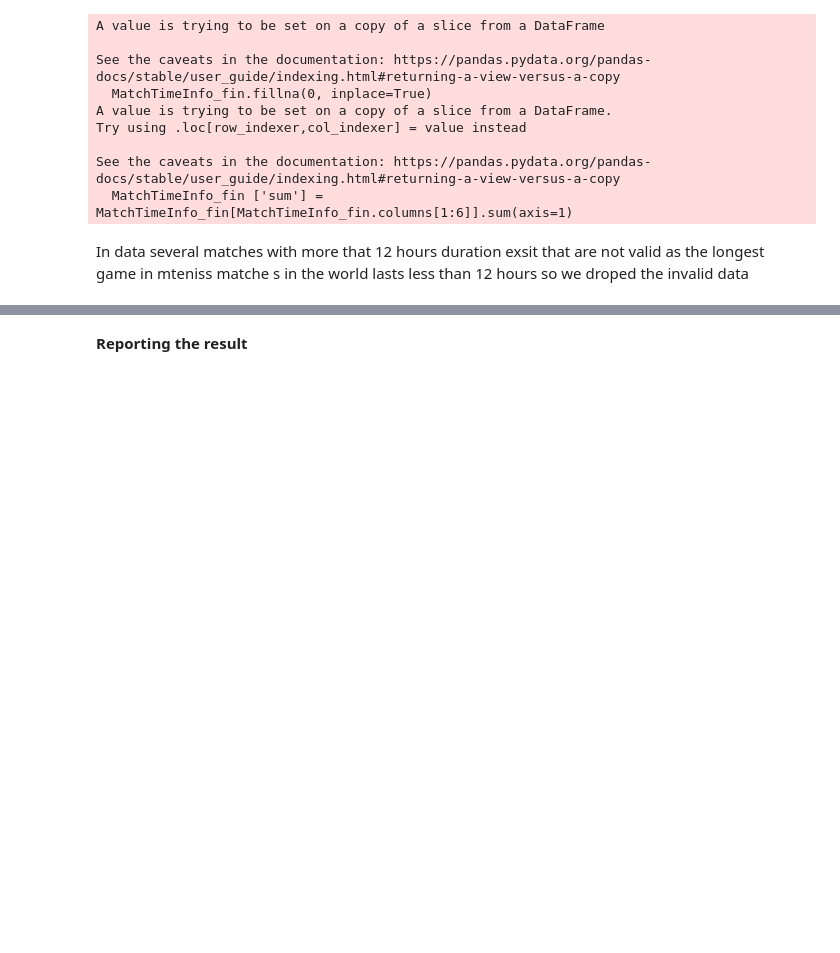
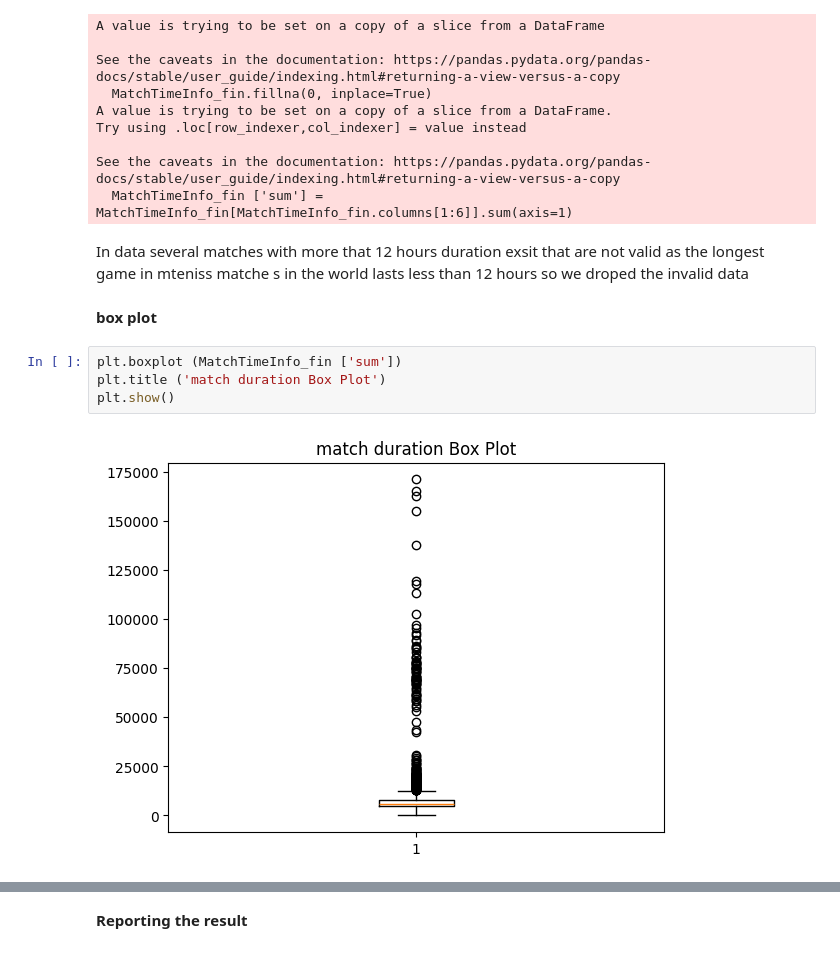
Before and after one commit to bank-maedeh/TennisMatchUsers-Maedeh-Desktop-TenisMatchPro, a Jupyter notebook: notebooks/question 11.ipynb, the cells around one changed output, grey strips where cells are left out. Cells and saved outputs as stored; diff of their text form; blank space fills up the shorter version.

```diff
--- a/notebooks/question 11.ipynb
+++ b/notebooks/question 11.ipynb
@@ -75,6 +76,14 @@ See the caveats in the documentation: https://pandas.pydata.org/pandas-docs/stab
 # %% [markdown]
 In data several matches with more that 12 hours duration exsit that are not valid as the longest game in mteniss matche s in the world lasts less than 12 hours
 so we droped the invalid data
+# %% [markdown]
+**box plot**
+# %%
+plt.boxplot (MatchTimeInfo_fin ['sum'])
+plt.title ('match duration Box Plot')
+plt.show()
+# %% [output]
+[figure, added]
 # %%
 MatchTimeInfo_fins = MatchTimeInfo_fin [MatchTimeInfo_fin ['sum']< 12 * 3600]
 MatchTimeInfo_fins.info()
```
Also changed, not shown: parts of 5 cells of this notebook, 1 other file.
